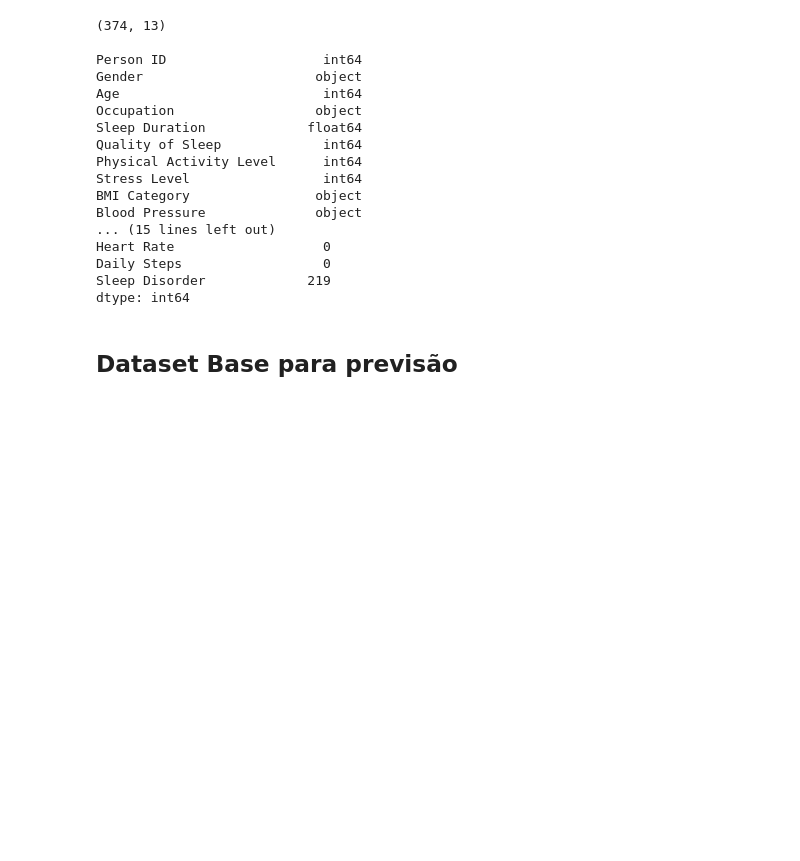
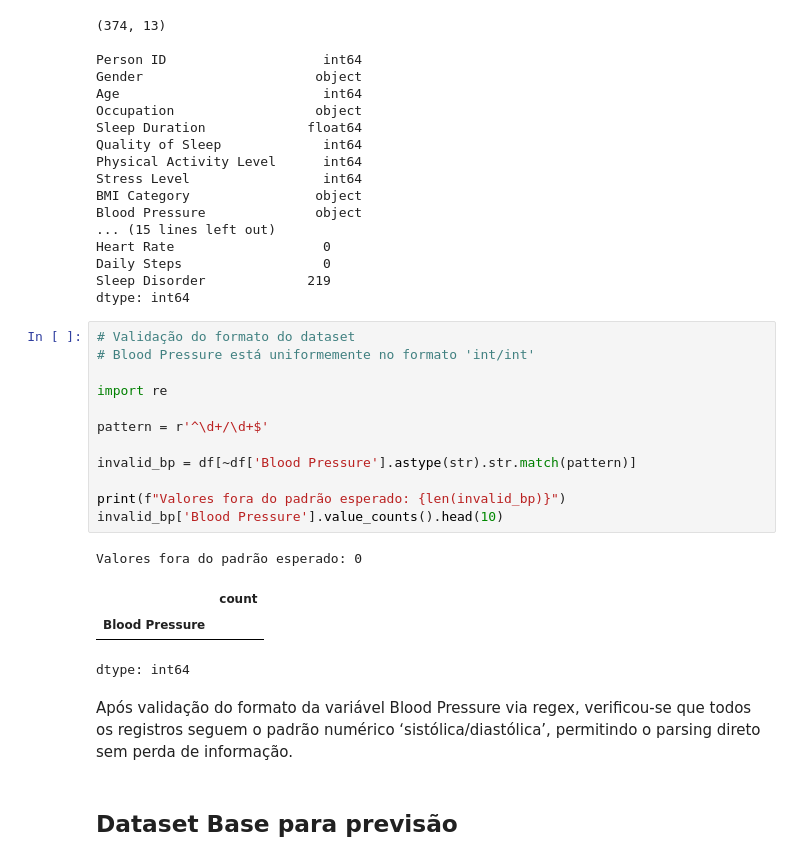
Before and after one commit to gabrielbelo2007/CardiopatiaModel, a Jupyter notebook: EDA_SleepHealth.ipynb, the cells around one changed output. Saved outputs shown, nothing was run; the diff lists cells and outputs as text; blank space fills up the shorter version.

```diff
--- a/EDA_SleepHealth.ipynb
+++ b/EDA_SleepHealth.ipynb
@@ -65,6 +67,25 @@ Heart Rate                   0
 Daily Steps                  0
 Sleep Disorder             219
 dtype: int64
+# %%
+# Validação do formato do dataset
+# Blood Pressure está uniformemente no formato 'int/int'
+
+import re
+
+pattern = r'^\d+/\d+$'
+
+invalid_bp = df[~df['Blood Pressure'].astype(str).str.match(pattern)]
+
+print(f"Valores fora do padrão esperado: {len(invalid_bp)}")
+invalid_bp['Blood Pressure'].value_counts().head(10)
+# %% [output]
+Valores fora do padrão esperado: 0
+|  | count |
+| Blood Pressure |  |
+dtype: int64
+# %% [markdown]
+Após validação do formato da variável Blood Pressure via regex, verificou-se que todos os registros seguem o padrão numérico ‘sistólica/diastólica’, permitindo o parsing direto sem perda de informação.
 # %% [markdown]
 ## Dataset Base para previsão
 # %%
```
Also changed, not shown: parts of 5 cells of this notebook.
